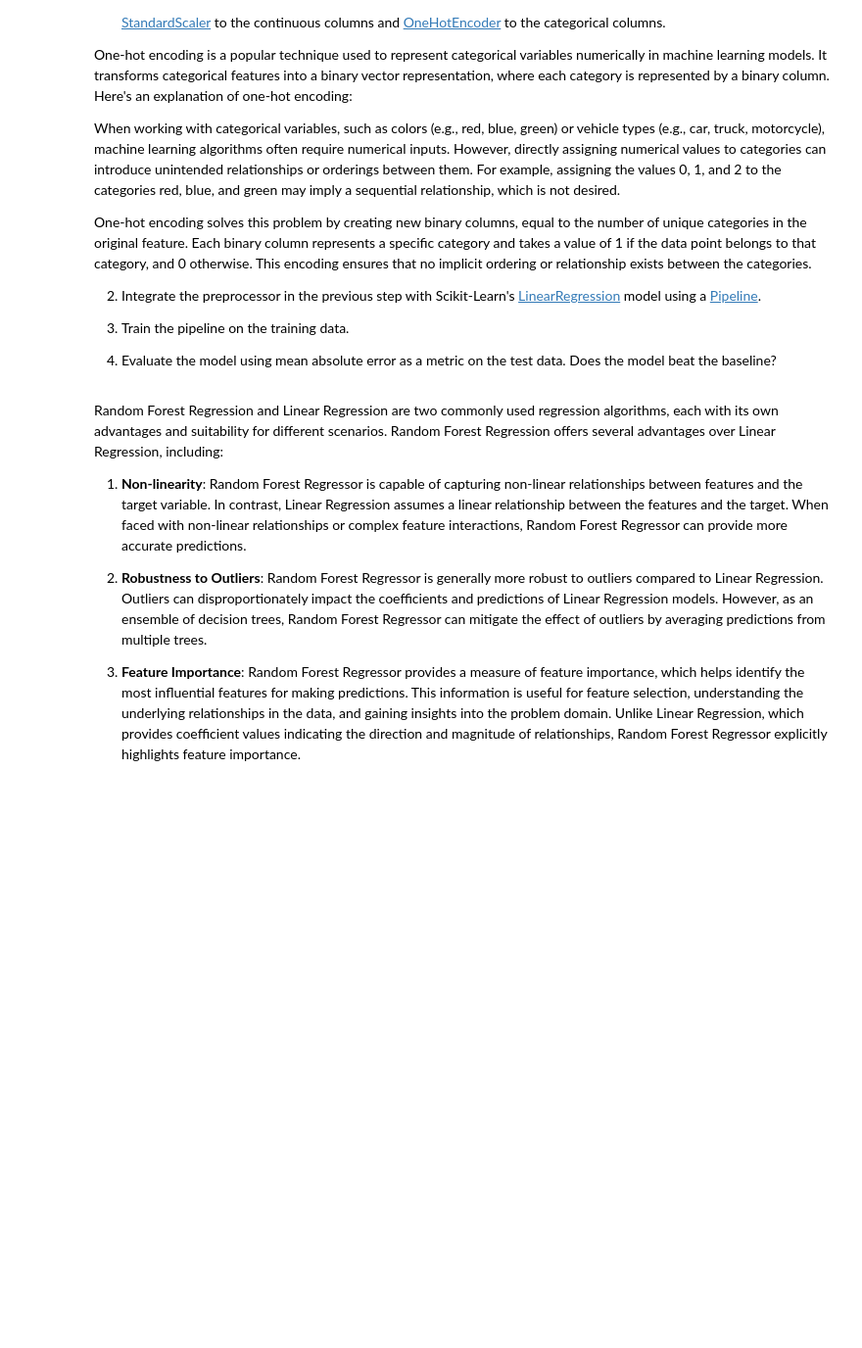
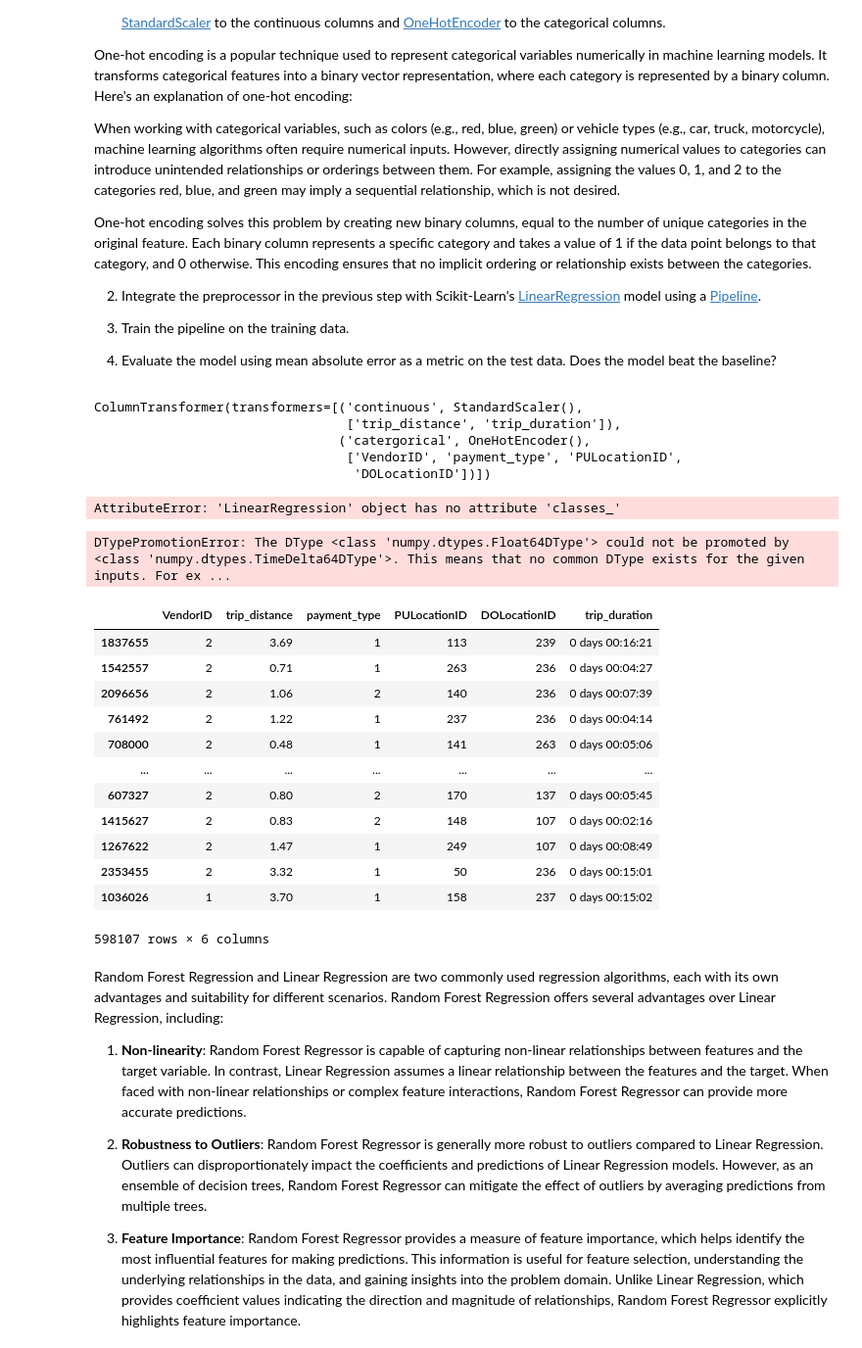
Before and after one commit to CTM-Data/springboard-ai, a Jupyter notebook: 20 model evaluation/Marquardt_MLE_MiniProject_ML.ipynb, the cells around one changed output. Shown: that part at 98% size. Cells and saved outputs as stored; diff of their text form; code cells hidden in the pictures; blank space fills up the shorter version.

```diff
--- a/20 model evaluation/Marquardt_MLE_MiniProject_ML.ipynb
+++ b/20 model evaluation/Marquardt_MLE_MiniProject_ML.ipynb
@@ -167,16 +167,46 @@ Here are your tasks:
 # Use Scikit-Learn's ColumnTransformer to preprocess the categorical and
 # continuous features independently.
 transformer = ColumnTransformer(
-    [('continuous', StandardScaler(), ),
-     ('catergorical')]
+    [('continuous', StandardScaler(), ['trip_distance', 'trip_duration']),
+     ('catergorical', OneHotEncoder(), ['VendorID', 'payment_type', 'PULocationID', 'DOLocationID'])]
 )
+transformer
+# %% [output]
+ColumnTransformer(transformers=[('continuous', StandardScaler(),
+                                 ['trip_distance', 'trip_duration']),
+                                ('catergorical', OneHotEncoder(),
+                                 ['VendorID', 'payment_type', 'PULocationID',
+                                  'DOLocationID'])])
 # %%
 # Create a pipeline object containing the column transformations and regression
 # model.
+
+pipe = Pipeline([('transformer', transformer), ('linear_regression', LinearRegression())])
+pipe.classes_
+# %% [output]
+AttributeError: 'LinearRegression' object has no attribute 'classes_'
 # %%
 # Fit the pipeline on the training data.
+pipe.fit(X_train, y_train)
+# %% [output]
+DTypePromotionError: The DType <class 'numpy.dtypes.Float64DType'> could not be promoted by <class 'numpy.dtypes.TimeDelta64DType'>. This means that no common DType exists for the given inputs. For ex ...
 # %%
 # Make predictions on the test data.
+X_test
+# %% [output]
+|  | VendorID | trip_distance | payment_type | PULocationID | DOLocationID | trip_duration |
+| 1837655 | 2 | 3.69 | 1 | 113 | 239 | 0 days 00:16:21 |
+| 1542557 | 2 | 0.71 | 1 | 263 | 236 | 0 days 00:04:27 |
+| 2096656 | 2 | 1.06 | 2 | 140 | 236 | 0 days 00:07:39 |
+| 761492 | 2 | 1.22 | 1 | 237 | 236 | 0 days 00:04:14 |
+| 708000 | 2 | 0.48 | 1 | 141 | 263 | 0 days 00:05:06 |
+| ... | ... | ... | ... | ... | ... | ... |
+| 607327 | 2 | 0.80 | 2 | 170 | 137 | 0 days 00:05:45 |
+| 1415627 | 2 | 0.83 | 2 | 148 | 107 | 0 days 00:02:16 |
+| 1267622 | 2 | 1.47 | 1 | 249 | 107 | 0 days 00:08:49 |
+| 2353455 | 2 | 3.32 | 1 | 50 | 236 | 0 days 00:15:01 |
+| 1036026 | 1 | 3.70 | 1 | 158 | 237 | 0 days 00:15:02 |
+598107 rows × 6 columns
 # %% [markdown]
 Random Forest Regression and Linear Regression are two commonly used regression algorithms, each with its own advantages and suitability for different scenarios. Random Forest Regression offers several advantages over Linear Regression, including:
 
```
